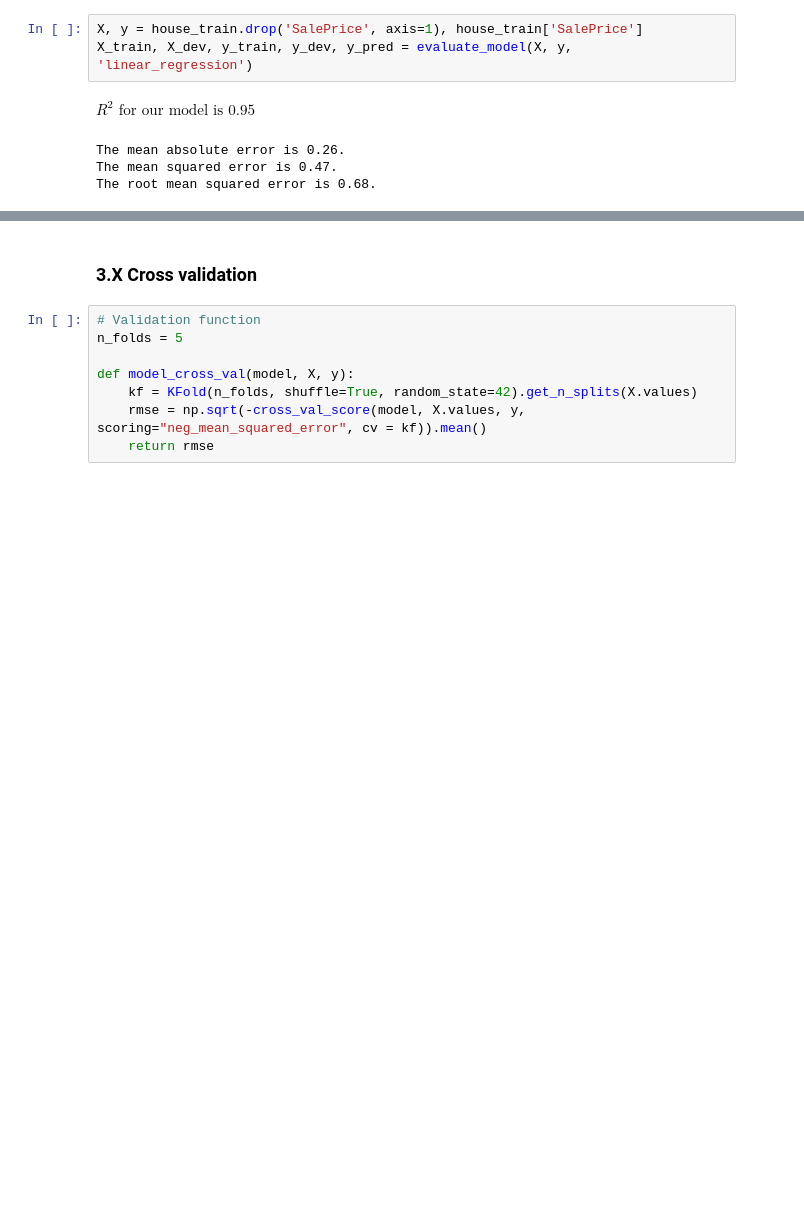
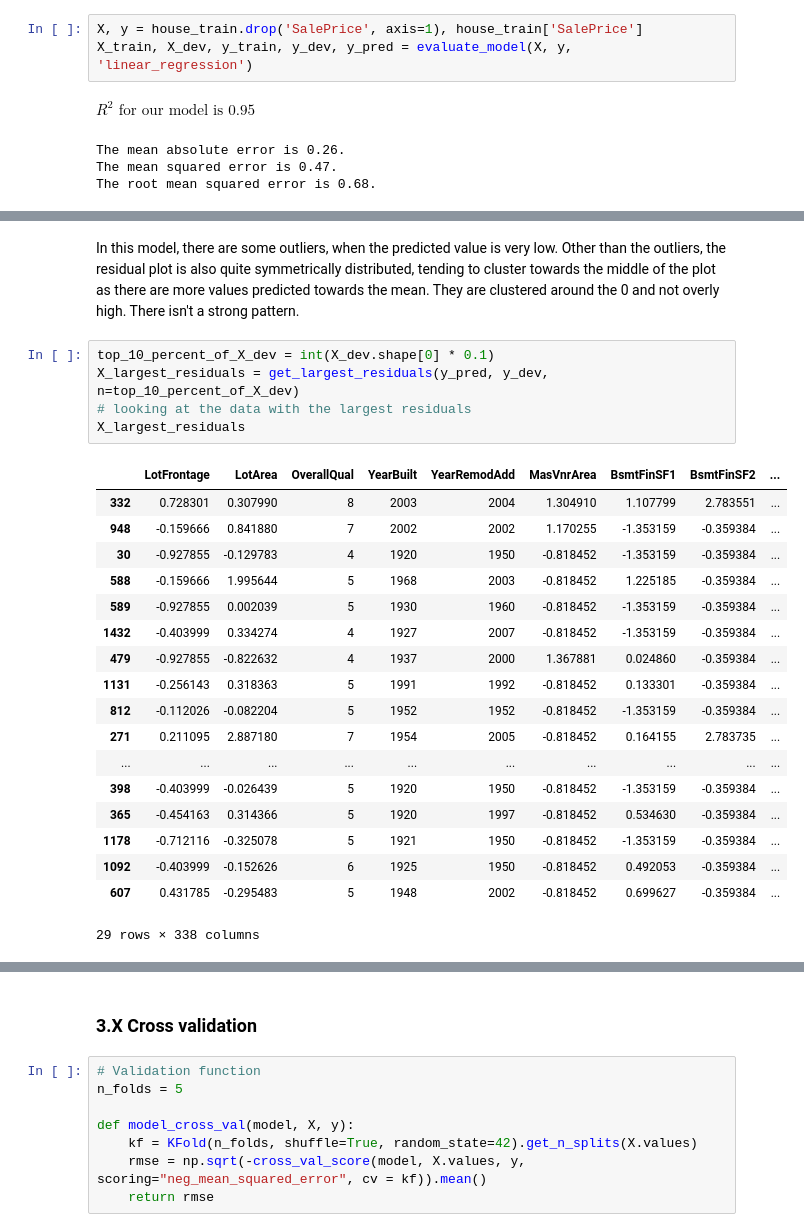
Before and after one commit to Sean-Koval/207-project-home-price, a Jupyter notebook: notebooks/baseline.ipynb, the cells around one changed output, grey strips where cells are left out. Cells and saved outputs as stored; diff of their text form; blank space fills up the shorter version.

```diff
--- a/notebooks/baseline.ipynb
+++ b/notebooks/baseline.ipynb
@@ -537,0 +541,26 @@ From this list, it looks like the year built has one of the lowest p-values. The
+# %% [markdown]
+In this model, there are some outliers, when the predicted value is very low. Other than the outliers, the residual plot is also quite symmetrically distributed, tending to cluster towards the middle of the plot as there are more values predicted towards the mean. They are clustered around the 0 and not overly high. There isn't a strong pattern.
+# %%
+top_10_percent_of_X_dev = int(X_dev.shape[0] * 0.1)
+X_largest_residuals = get_largest_residuals(y_pred, y_dev, n=top_10_percent_of_X_dev)
+# looking at the data with the largest residuals
+X_largest_residuals
+# %% [output]
+|  | LotFrontage | LotArea | OverallQual | YearBuilt | YearRemodAdd | MasVnrArea | BsmtFinSF1 | BsmtFinSF2 | ... |
+| 332 | 0.728301 | 0.307990 | 8 | 2003 | 2004 | 1.304910 | 1.107799 | 2.783551 | ... |
+| 948 | -0.159666 | 0.841880 | 7 | 2002 | 2002 | 1.170255 | -1.353159 | -0.359384 | ... |
+| 30 | -0.927855 | -0.129783 | 4 | 1920 | 1950 | -0.818452 | -1.353159 | -0.359384 | ... |
+| 588 | -0.159666 | 1.995644 | 5 | 1968 | 2003 | -0.818452 | 1.225185 | -0.359384 | ... |
+| 589 | -0.927855 | 0.002039 | 5 | 1930 | 1960 | -0.818452 | -1.353159 | -0.359384 | ... |
+| 1432 | -0.403999 | 0.334274 | 4 | 1927 | 2007 | -0.818452 | -1.353159 | -0.359384 | ... |
+| 479 | -0.927855 | -0.822632 | 4 | 1937 | 2000 | 1.367881 | 0.024860 | -0.359384 | ... |
+| 1131 | -0.256143 | 0.318363 | 5 | 1991 | 1992 | -0.818452 | 0.133301 | -0.359384 | ... |
+| 812 | -0.112026 | -0.082204 | 5 | 1952 | 1952 | -0.818452 | -1.353159 | -0.359384 | ... |
+| 271 | 0.211095 | 2.887180 | 7 | 1954 | 2005 | -0.818452 | 0.164155 | 2.783735 | ... |
+| ... | ... | ... | ... | ... | ... | ... | ... | ... | ... |
+| 398 | -0.403999 | -0.026439 | 5 | 1920 | 1950 | -0.818452 | -1.353159 | -0.359384 | ... |
+| 365 | -0.454163 | 0.314366 | 5 | 1920 | 1997 | -0.818452 | 0.534630 | -0.359384 | ... |
+| 1178 | -0.712116 | -0.325078 | 5 | 1921 | 1950 | -0.818452 | -1.353159 | -0.359384 | ... |
+| 1092 | -0.403999 | -0.152626 | 6 | 1925 | 1950 | -0.818452 | 0.492053 | -0.359384 | ... |
+| 607 | 0.431785 | -0.295483 | 5 | 1948 | 2002 | -0.818452 | 0.699627 | -0.359384 | ... |
+29 rows × 338 columns
```
Also changed, not shown: parts of 42 cells of this notebook.
